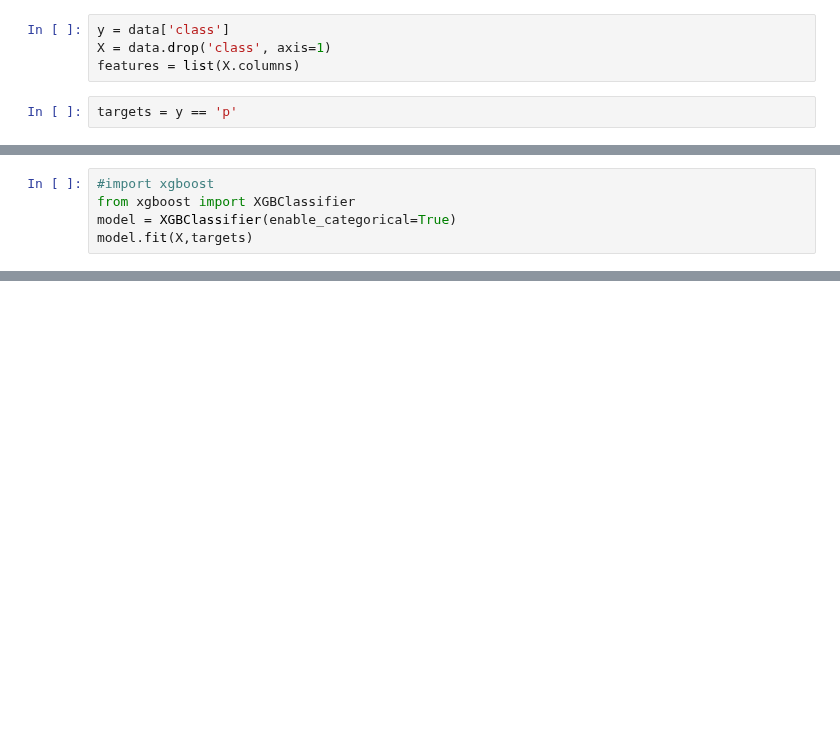
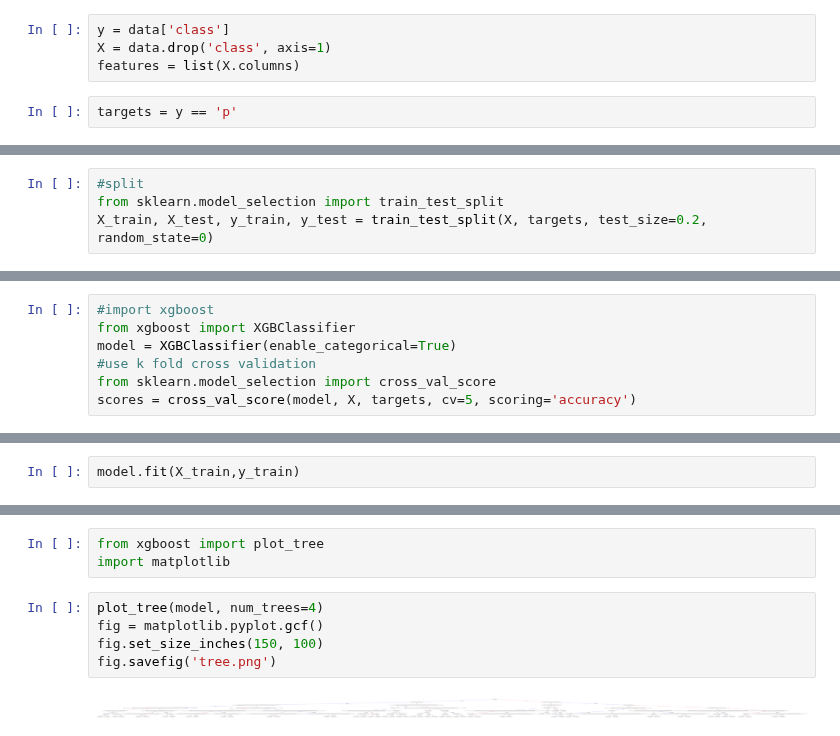
Before and after one commit to legosp7/ista421project, a Jupyter notebook: project.ipynb, the cells around one changed output, grey strips where cells are left out. Cells and saved outputs as stored; diff of their text form; blank space fills up the shorter version.

```diff
--- a/project.ipynb
+++ b/project.ipynb
@@ -71,6 +93,10 @@ ring-type                      40
 spore-print-color              32
 habitat                        52
 season                         4
+# %%
+#split
+from sklearn.model_selection import train_test_split
+X_train, X_test, y_train, y_test = train_test_split(X, targets, test_size=0.2, random_state=0)
 # %%
 temp = y.value_counts()
 temp
@@ -85,4 +111,6 @@ plt.show()
 #import xgboost
 from xgboost import XGBClassifier
 model = XGBClassifier(enable_categorical=True)
-model.fit(X,targets)
+#use k fold cross validation
+from sklearn.model_selection import cross_val_score
+scores = cross_val_score(model, X, targets, cv=5, scoring='accuracy')
@@ -90,0 +121,2 @@ KeyboardInterrupt:
+# %%
+model.fit(X_train,y_train)
@@ -90,0 +150,10 @@ KeyboardInterrupt:
+# %%
+from xgboost import plot_tree
+import matplotlib
+# %%
+plot_tree(model, num_trees=4)
+fig = matplotlib.pyplot.gcf()
+fig.set_size_inches(150, 100)
+fig.savefig('tree.png')
+# %% [output]
+[figure, added]
```
Also changed, not shown: parts of 9 cells of this notebook.
